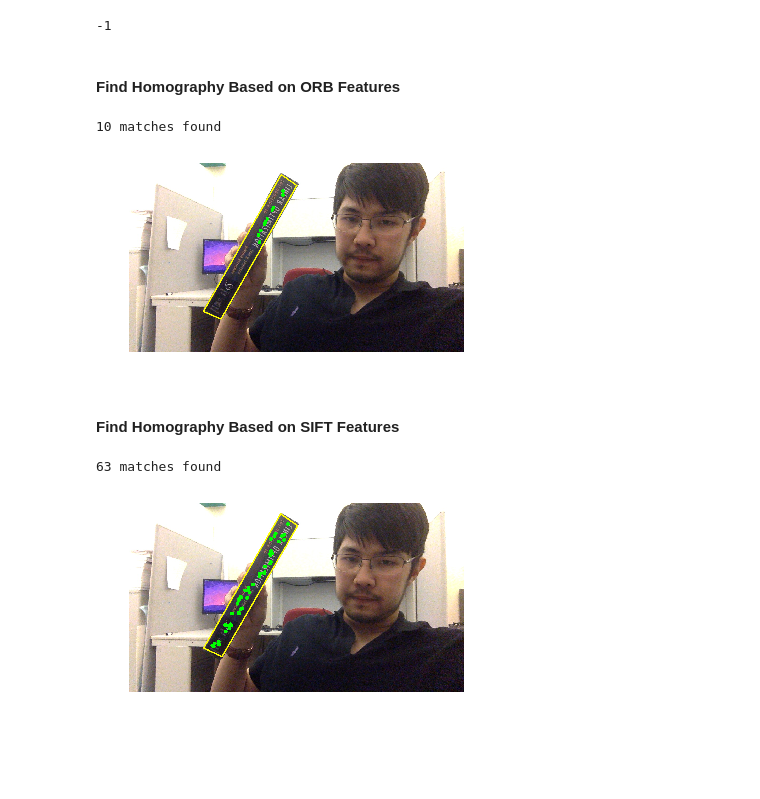
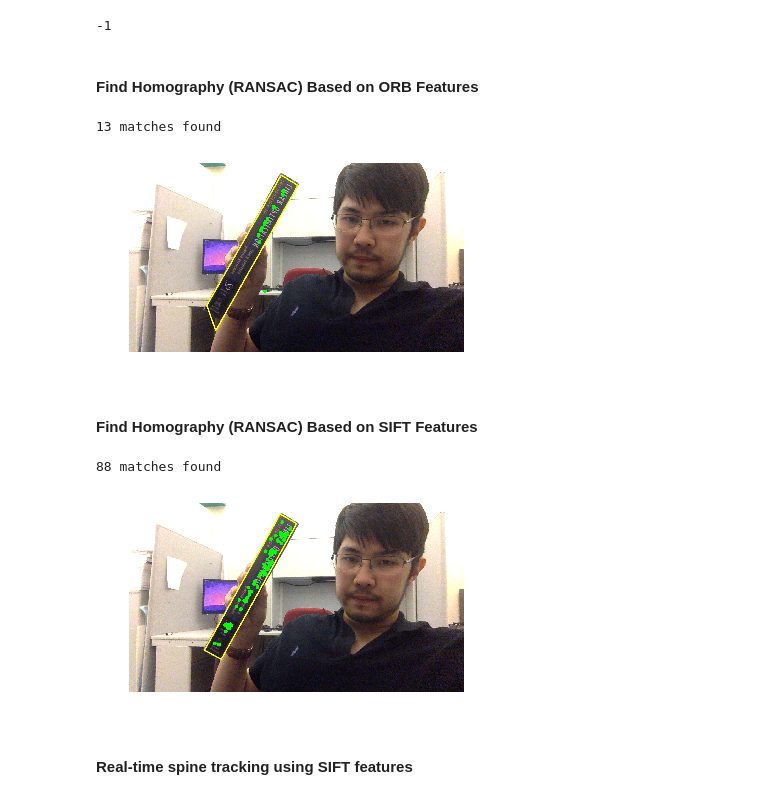
Before and after one commit to buenayerba/augmented-reality-for-book-spines, a Jupyter notebook: Feature_tracking.ipynb, the cells around one changed output. Cells and saved outputs as stored; diff of their text form; code cells hidden in the pictures; blank space fills up the shorter version.

```diff
--- a/Feature_tracking.ipynb
+++ b/Feature_tracking.ipynb
@@ -69,7 +69,7 @@ imshow(image_with_keypoints, "SIFT Keypoints")
 sift = cv2.xfeatures2d.SIFT_create()
 
 # Import the query image and compute SIFT keypoints and descriptors
-query_img = img = cv2.imread('book4.jpg')
+query_img = cv2.imread('book4.jpg')
 query_kp, query_des = sift.detectAndCompute(query_img,None)
 
 # FLANN parameters
@@ -325,7 +325,7 @@ cv2.waitKey(1) # extra waitKey sometimes needed to close camera window
 # %% [output]
 -1
 # %% [markdown]
-#### Find Homography Based on ORB Features
+#### Find Homography (RANSAC) Based on ORB Features
 # %%
 scene = cv2.imread('scene1.jpg', 0)
 scene_color = cv2.imread('scene1.jpg')
@@ -401,14 +401,17 @@ cv2.polylines(scene_color, [np.int32(dst)], True, (0, 255, 255), 3, cv2.LINE_AA)
 
 imshow(scene_color)
 # %% [output]
-10 matches found
+13 matches found
-[figure, old version]
+[figure, new version]
 # %% [markdown]
-#### Find Homography Based on SIFT Features
+#### Find Homography (RANSAC) Based on SIFT Features
 # %%
-scene = cv2.imread('scene1.jpg', 0)
-scene_color = cv2.imread('scene1.jpg')
-query = cv2.imread('book3.jpg', 0)
+scene_path = 'scene1.jpg'
+query_path = 'book1.jpg'
+
+scene = cv2.imread(scene_path, 0)
+scene_color = cv2.imread(scene_path)
+query = cv2.imread(query_path, 0)
 
 # import SIFT keypoint detector
 sift = cv2.xfeatures2d.SIFT_create()
@@ -420,61 +423,52 @@ search_params = dict(checks=50)   # or pass empty dictionary
 flann = cv2.FlannBasedMatcher(index_params,search_params)
 
 # Compute keypoints and descriptors
 kp_query, des_query = sift.detectAndCompute(query, None)
 kp_scene, des_scene = sift.detectAndCompute(scene, None)
 
 # Match scene descriptors with query descriptors
 matches = flann.knnMatch(des_query,des_scene,k=2)
 
-
-num = 0
 # ratio test as per Lowe's paper
 good_matches = []
 
 # Each member of the matches list must be checked whether two neighbours really exist.
 for m_n in matches:
     if len(m_n) != 2:
         continue
     (m,n) = m_n
     if m.distance < 0.7*n.distance:
         good_matches.append(m)
-        num += 1
 
-print "{} matches found".format(num)
+print "{} matches found".format(len(good_matches))
 
-# Initialize the list of points corresponding to matched keypoints in the train image
-matched_train_kp = []
+# If enough matches found
+if len(good_matches) > 15:
 
-# For each match...
-for mat in good_matches:
-    # Get the matching keypoints for training
-    matched_train_idx = mat.trainIdx
+    # Source points nad destnation points
+    src_pts = np.float32([kp_query[m.queryIdx].pt for m in good_matches]).reshape(-1, 1, 2)
+    dst_pts = np.float32([kp_scene[m.trainIdx].pt for m in good_matches]).reshape(-1, 1, 2)
 
-    # get coordinates and append them to the list
-    (x,y) = kp_scene[matched_train_idx].pt
-    matched_train_kp.append((x, y))
+    for pt in dst_pts:
+        (x,y) = pt[0]
+        cv2.circle(scene_color,(int(x),int(y)), 2, (0,255,0), 10)
 
-# Add small circles corresponding to the matched keypoints to the video scene
-for (x,y) in matched_train_kp:
-    cv2.circle(scene_color,(int(x),int(y)), 2, (0,255,0), 10)
 
-# Source points nad destnation points
-src_pts = np.float32([kp_query[m.queryIdx].pt for m in good_matches]).reshape(-1, 1, 2)
-dst_pts = np.float32([kp_scene[m.trainIdx].pt for m in good_matches]).reshape(-1, 1, 2)
+    # compute Homography
+    M, mask = cv2.findHomography(src_pts, dst_pts, cv2.RANSAC, 5.0)
 
-# compute Homography
-M, mask = cv2.findHomography(src_pts, dst_pts, cv2.RANSAC, 5.0)
+    # Draw a rectangle that marks the found model in the frame
+    h, w = query.shape
+    pts = np.float32([[0, 0], [0, h - 1], [w - 1, h - 1], [w - 1, 0]]).reshape(-1, 1, 2)
+    # project corners into frame
+    dst = cv2.perspectiveTransform(pts, M)
 
-# Draw a rectangle that marks the found model in the frame
-h, w = query.shape
-pts = np.float32([[0, 0], [0, h - 1], [w - 1, h - 1], [w - 1, 0]]).reshape(-1, 1, 2)
-# project corners into frame
-dst = cv2.perspectiveTransform(pts, M)
-
-# Draw lines
-cv2.polylines(scene_color, [np.int32(dst)], True, (0, 255, 255), 3, cv2.LINE_AA)
+    # Draw lines
+    cv2.polylines(scene_color, [np.int32(dst)], True, (0, 255, 255), 3, cv2.LINE_AA)
 
 imshow(scene_color)
 # %% [output]
-63 matches found
+88 matches found
-[figure, old version]
+[figure, new version]
+# %% [markdown]
+#### Real-time spine tracking using SIFT features
```
Also changed, not shown: parts of 1 cell of this notebook, 1 other file.
